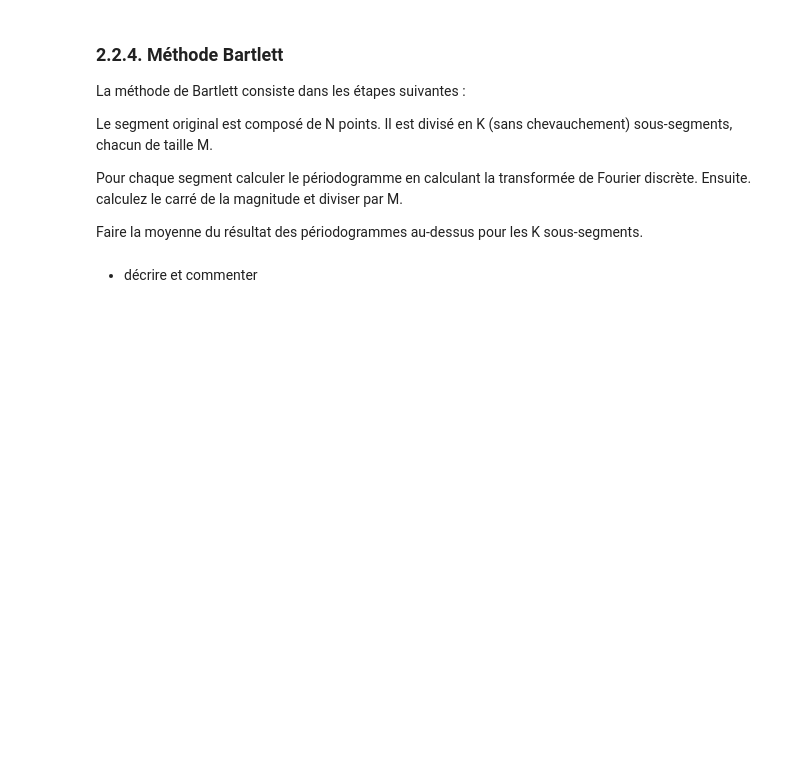
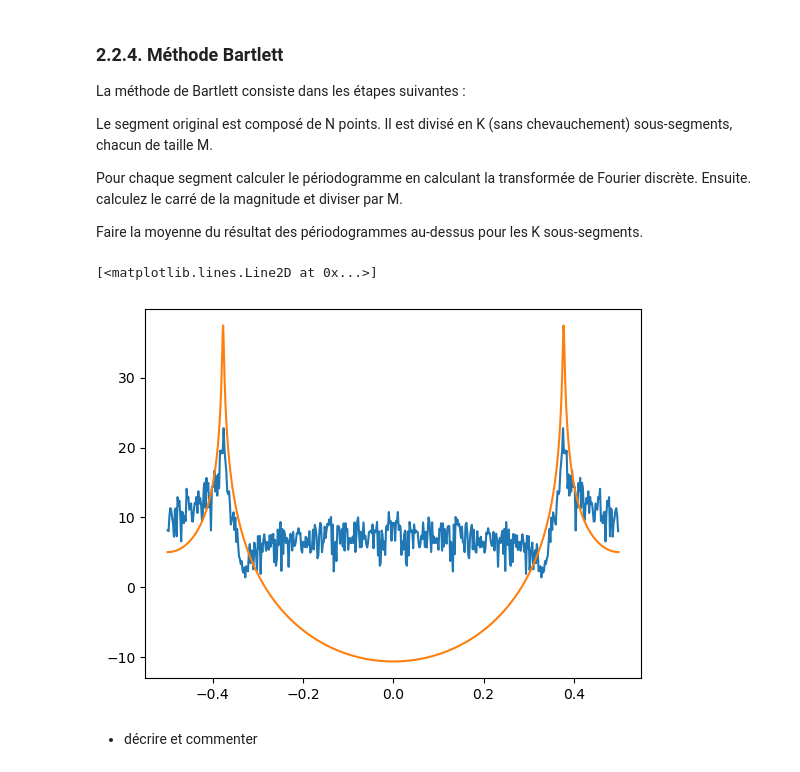
Before and after one commit to m23ayou2/UE_G, a Jupyter notebook: TP2_eleves_20260128.ipynb, the cells around one changed output. Drawn from its saved outputs; the diff is of its cells as text; code cells hidden in the pictures; blank space fills up the shorter version.

```diff
--- a/TP2_eleves_20260128.ipynb
+++ b/TP2_eleves_20260128.ipynb
@@ -333,7 +347,23 @@ Pour chaque segment calculer le périodogramme en calculant la transformée de F
 
 Faire la moyenne du résultat des périodogrammes au-dessus pour les K sous-segments.
 # %%
-# à compléter
+M = 500
+K = int(np.floor(NbPoints/M))
+estim_real = np.zeros((K, M))
+w = np.fft.fftfreq(M, 1/fs)
+
+for k in range(K):
+    sig = Periodogramlisse(signalb[k*M:(k+1)*M])[1:-1]
+    fft_sig = np.fft.fft(sig).reshape(-1)
+    estim_real[k, :] = np.abs(fft_sig)
+# %%
+mean_etim_real = np.mean(estim_real, axis = 0)
+# %%
+plt.plot(np.fft.fftshift(w), 10*np.log10(np.fft.fftshift(mean_etim_real)))
+plt.plot(f, 10*np.log10(np.abs(np.fft.fftshift(h))**2*ecarttype**2))
+# %% [output]
+[<matplotlib.lines.Line2D at 0x...>]
+[figure, added]
 # %% [markdown]
 - décrire et commenter
 # %% [markdown]
```
Also changed, not shown: parts of 16 cells of this notebook.
